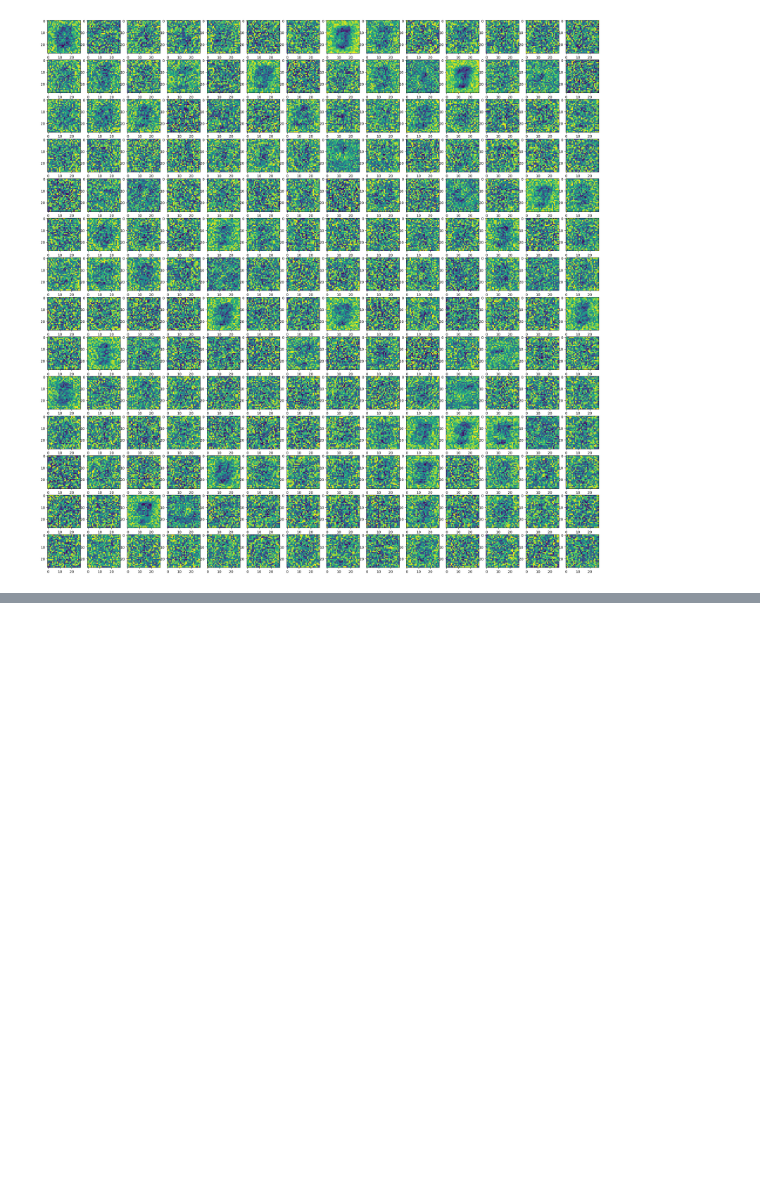
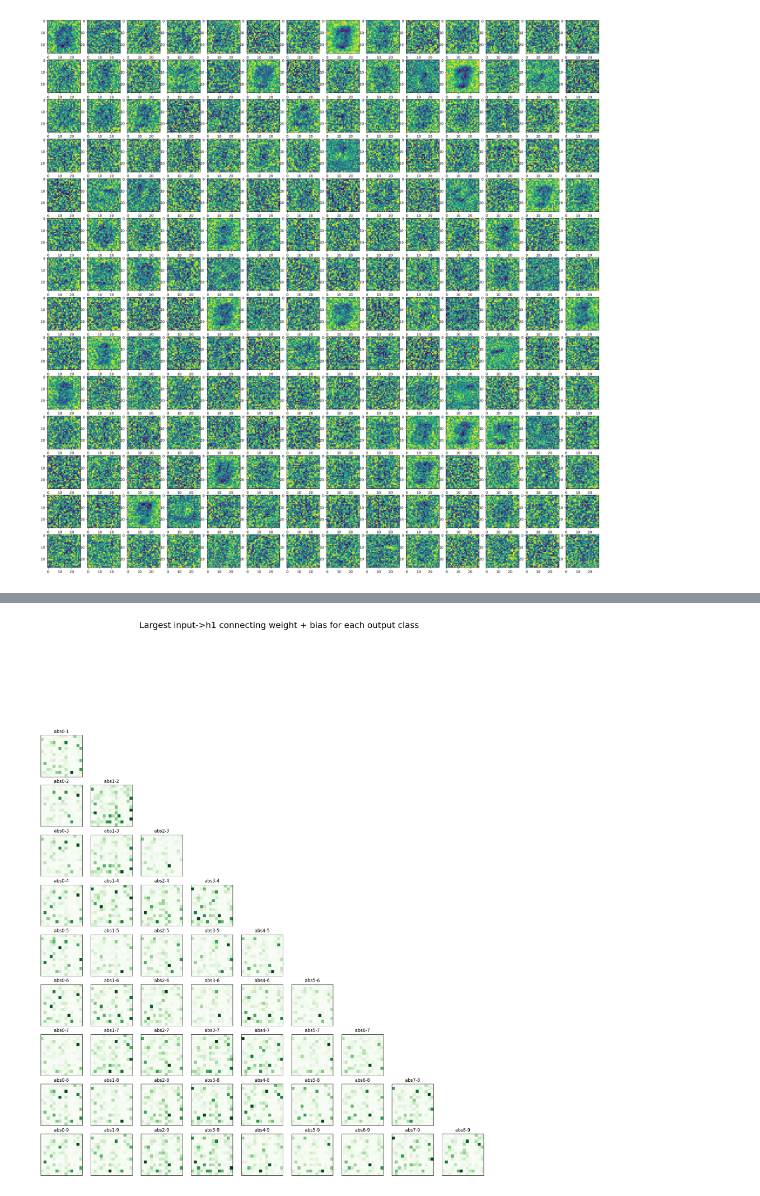
Before and after one commit to ramity/athena, a Jupyter notebook: notebooks/mnist_experiments.ipynb, the cells around one changed output, grey strips where cells are left out. Drawn from its saved outputs; the diff is of its cells as text; code cells hidden in the pictures; blank space fills up the shorter version.

```diff
--- a/notebooks/mnist_experiments.ipynb
+++ b/notebooks/mnist_experiments.ipynb
@@ -271,0 +330,22 @@ plt.show()
+# %%
+plt.rcParams["figure.figsize"] = (24, 24)
+fig, axs = plt.subplots(10, 10)
+unique_stats = numpy.zeros((10, 196))
+stats_normalized_selected_class = numpy.zeros((10, 10, 196))
+
+for selected_class in range(10):
+    stats_normalized_selected_class[selected_class] = (stats[selected_class] / stats[selected_class].max()) * 100
+
+for x in range(10):
+    for y in range(0, x):
+        axs[x, y].set_xticks([])
+        axs[x, y].set_yticks([])
+        abs = numpy.absolute(stats_normalized_selected_class[y][y] - stats_normalized_selected_class[x][x])
+        axs[x, y].imshow(abs.reshape(14, 14), cmap="Greens")
+        axs[x, y].set_title(f"abs{y}-{x}")
+    for y in range(x, 10):
+        axs[x, y].set_visible(False)
+fig.suptitle("Largest input->h1 connecting weight + bias for each output class", fontsize=23)
+plt.show()
+# %% [output]
+[figure, added]
```
Also changed, not shown: parts of 9 cells of this notebook.
